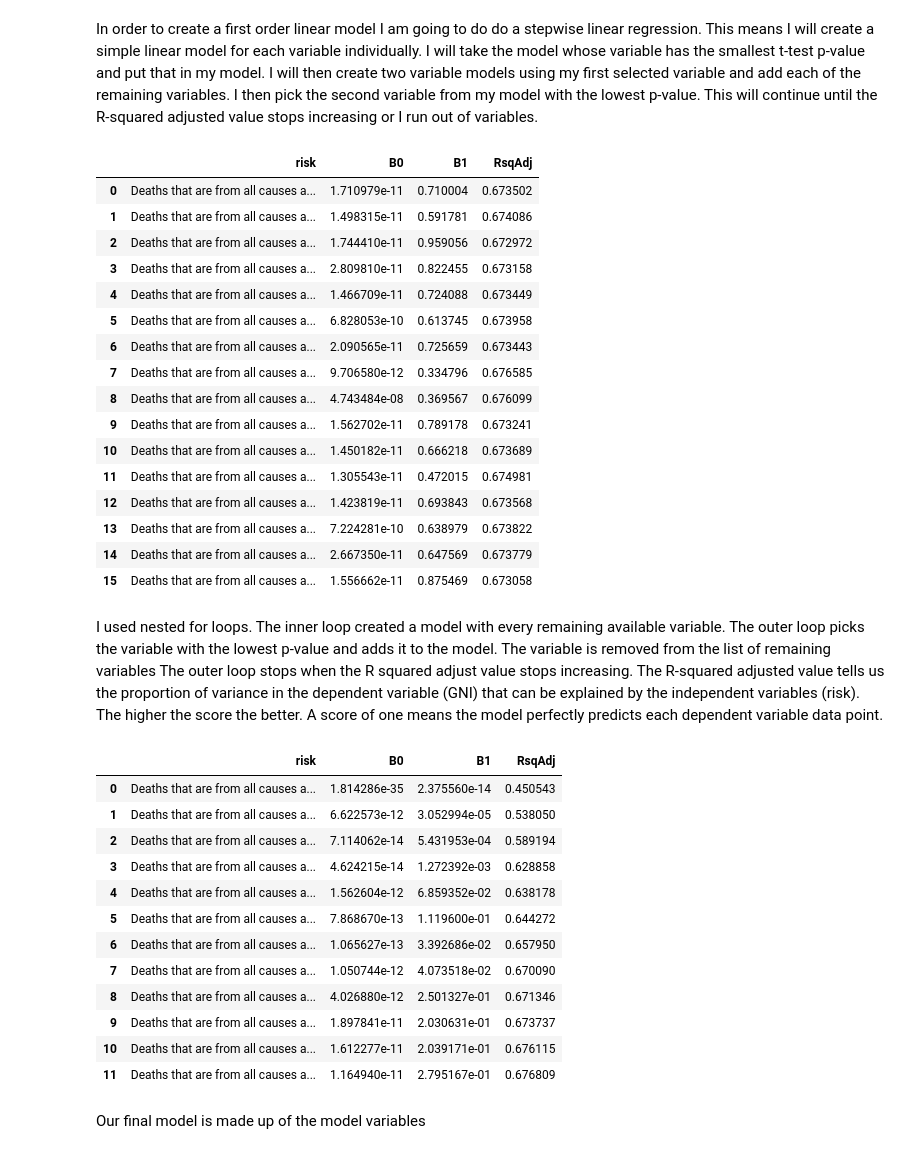
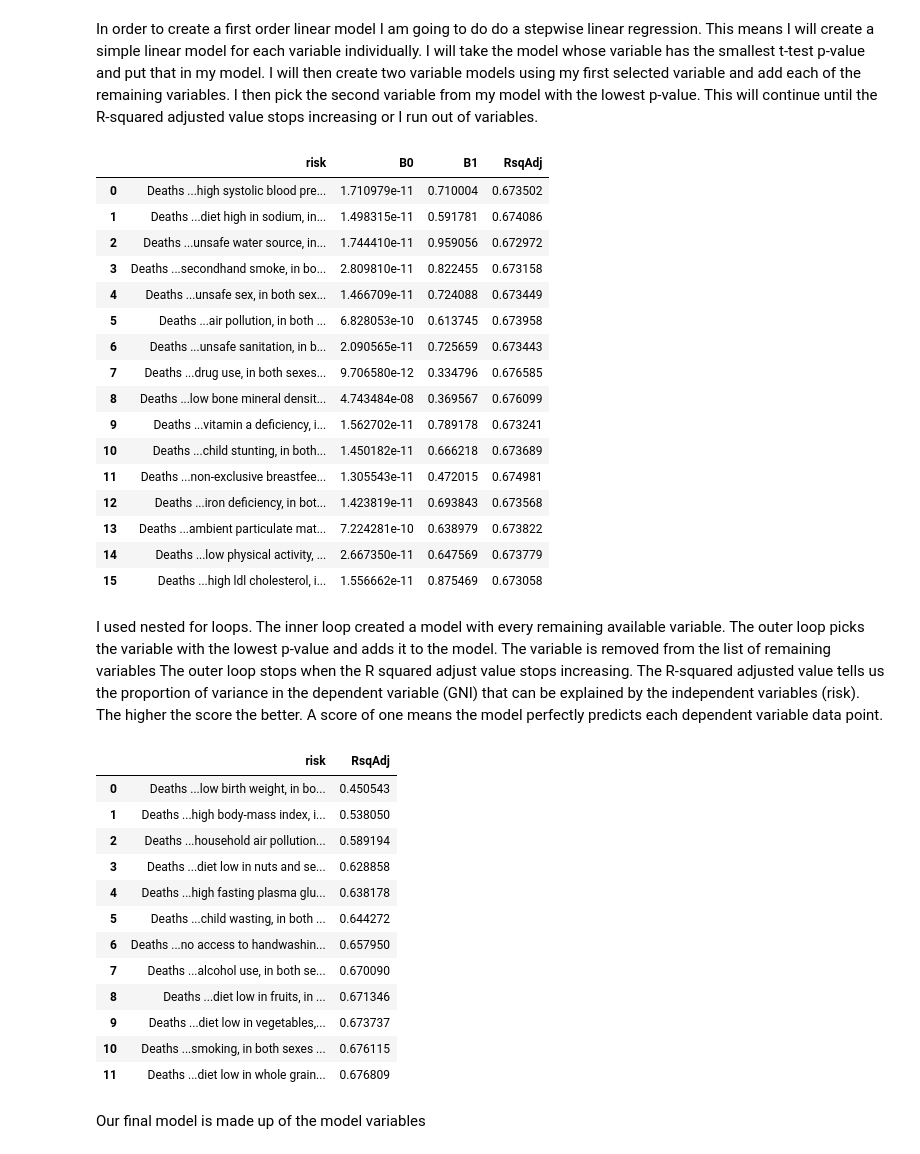
Before and after one commit to jeg-msba/GNI-Linear-Regression-Model, a Jupyter notebook: GNI-vs-deathrate.ipynb, the cells around one changed output. Saved outputs shown, nothing was run; the diff lists cells and outputs as text; code cells hidden in the pictures.

```diff
--- a/GNI-vs-deathrate.ipynb
+++ b/GNI-vs-deathrate.ipynb
@@ -250,8 +250,7 @@ We don't want the developed countries to skew the data. We would like to make it
 # %%
 " Filter by GNI "
-median_gni = df_gni_2019['GNI per Capita 2019'].apply('median')
-median_gni
-df_gni_risk_pop_2019_lower = df_gni_risk_pop_2019[df_gni_risk_pop_2019['GNI per Capita 2019'] <= median_gni]
+pivot_gni = df_gni_2019['GNI per Capita 2019'].apply('median')
+df_gni_risk_pop_2019_lower = df_gni_risk_pop_2019[df_gni_risk_pop_2019['GNI per Capita 2019'] <= pivot_gni]
 df_gni_risk_pop_2019_lower
 # %% [output]
 |  | Country Name | Country Code | GNI per Capita 2019 | Deaths that are from all causes a... | Deaths that are from all causes a... | ... |
@@ -275,5 +274,6 @@ Convert the risk factors to deaths per 100,000
 
 deathrateper100K = df_gni_risk_pop_2019_lower.iloc[:,2:31]
 deathrateper100K.iloc[:,1:29] = deathrateper100K.iloc[:,1:29].div(df_gni_risk_pop_2019_lower.loc[:,'Population 2019'],axis=0)*100000
+deathrateper100K.columns = deathrateper100K.columns.str.replace('Deaths that are from all causes attributed to ',"Deaths ...")
 deathrateper100K
 # %% [output]
@@ -296,84 +296,82 @@ Created a data frame with just the dependent variable (GNI) and the dependent va
 In order to create a first order linear model I am going to do do a  stepwise linear regression. This means I will create a simple linear model for each variable individually. I will take the model whose variable has  the smallest t-test p-value and put that in my model. I will then create two variable models using my first selected variable and add each of the remaining variables. I then pick the second variable from my model with the lowest p-value. This will continue until the R-squared adjusted value stops increasing or I run out of variables.
 # %%
 modelstats = []
-y=deathrateper100K['GNI per Capita 2019']
+yhat = deathrateper100K['GNI per Capita 2019']
 xvars = deathrateper100K.iloc[:,1:30]
 midx = 1
 modelVars = pd.DataFrame()
 max_rsq_adj = 0
 best_model = pd.DataFrame()
 best_model[['risk']] = ""
-best_model[['B0']] = ""
-best_model[['B1']] = ""
 best_model[['RsqAdj']] = ""
 # %%
 for i in range(28):
     modelstats = []
 
     for column in xvars:
         xs=pd.concat([modelVars,xvars[column]],axis=1)
 
         # Add a constant to the dependent variables first
         xs = sm.add_constant(xs)
 
         # Build the model
-        model = sm.OLS(y, xs).fit()
+        model = sm.OLS(yhat, xs).fit()
 
         data = {'risk' : column, 'B0' : model.pvalues[0], 'B1' : model.pvalues[midx],  'RsqAdj' : model.rsquared_adj}
 
         modelstats.append(data)
 
     midx += 1
     df_modelstats = pd.DataFrame(modelstats)
     idx = df_modelstats['B1'].idxmin()
     rsq = df_modelstats['RsqAdj'].iloc[idx]
 
     if rsq > max_rsq_adj :
         modelVars = pd.concat([modelVars,xvars.iloc[:,idx]],axis=1)
         xvars=xvars.drop(xvars.columns[idx],axis=1)
         max_rsq_adj = rsq
-        best_model.loc[len(best_model.index)] = df_modelstats.iloc[idx]
+        best_model.loc[len(best_model.index)] = df_modelstats.iloc[idx,[0,3]]
     else :
         break
 
 
 df_modelstats
 # %% [output]
 |  | risk | B0 | B1 | RsqAdj |
-| 0 | Deaths that are from all causes a... | 1.710979e-11 | 0.710004 | 0.673502 |
-| 1 | Deaths that are from all causes a... | 1.498315e-11 | 0.591781 | 0.674086 |
-| 2 | Deaths that are from all causes a... | 1.744410e-11 | 0.959056 | 0.672972 |
-| 3 | Deaths that are from all causes a... | 2.809810e-11 | 0.822455 | 0.673158 |
-| 4 | Deaths that are from all causes a... | 1.466709e-11 | 0.724088 | 0.673449 |
-| 5 | Deaths that are from all causes a... | 6.828053e-10 | 0.613745 | 0.673958 |
-| 6 | Deaths that are from all causes a... | 2.090565e-11 | 0.725659 | 0.673443 |
-| 7 | Deaths that are from all causes a... | 9.706580e-12 | 0.334796 | 0.676585 |
-| 8 | Deaths that are from all causes a... | 4.743484e-08 | 0.369567 | 0.676099 |
-| 9 | Deaths that are from all causes a... | 1.562702e-11 | 0.789178 | 0.673241 |
-| 10 | Deaths that are from all causes a... | 1.450182e-11 | 0.666218 | 0.673689 |
-| 11 | Deaths that are from all causes a... | 1.305543e-11 | 0.472015 | 0.674981 |
-| 12 | Deaths that are from all causes a... | 1.423819e-11 | 0.693843 | 0.673568 |
-| 13 | Deaths that are from all causes a... | 7.224281e-10 | 0.638979 | 0.673822 |
-| 14 | Deaths that are from all causes a... | 2.667350e-11 | 0.647569 | 0.673779 |
-| 15 | Deaths that are from all causes a... | 1.556662e-11 | 0.875469 | 0.673058 |
+| 0 | Deaths ...high systolic blood pre... | 1.710979e-11 | 0.710004 | 0.673502 |
+| 1 | Deaths ...diet high in sodium, in... | 1.498315e-11 | 0.591781 | 0.674086 |
+| 2 | Deaths ...unsafe water source, in... | 1.744410e-11 | 0.959056 | 0.672972 |
+| 3 | Deaths ...secondhand smoke, in bo... | 2.809810e-11 | 0.822455 | 0.673158 |
+| 4 | Deaths ...unsafe sex, in both sex... | 1.466709e-11 | 0.724088 | 0.673449 |
+| 5 | Deaths ...air pollution, in both ... | 6.828053e-10 | 0.613745 | 0.673958 |
+| 6 | Deaths ...unsafe sanitation, in b... | 2.090565e-11 | 0.725659 | 0.673443 |
+| 7 | Deaths ...drug use, in both sexes... | 9.706580e-12 | 0.334796 | 0.676585 |
+| 8 | Deaths ...low bone mineral densit... | 4.743484e-08 | 0.369567 | 0.676099 |
+| 9 | Deaths ...vitamin a deficiency, i... | 1.562702e-11 | 0.789178 | 0.673241 |
+| 10 | Deaths ...child stunting, in both... | 1.450182e-11 | 0.666218 | 0.673689 |
+| 11 | Deaths ...non-exclusive breastfee... | 1.305543e-11 | 0.472015 | 0.674981 |
+| 12 | Deaths ...iron deficiency, in bot... | 1.423819e-11 | 0.693843 | 0.673568 |
+| 13 | Deaths ...ambient particulate mat... | 7.224281e-10 | 0.638979 | 0.673822 |
+| 14 | Deaths ...low physical activity, ... | 2.667350e-11 | 0.647569 | 0.673779 |
+| 15 | Deaths ...high ldl cholesterol, i... | 1.556662e-11 | 0.875469 | 0.673058 |
 # %% [markdown]
 I used nested for loops. The inner loop created a model with every remaining available variable. The outer loop picks the variable with the lowest p-value and adds it to the model. The variable is removed from the list of remaining variables The outer loop stops when the R squared adjust value stops increasing. The R-squared adjusted value tells us the  proportion of variance in the dependent variable (GNI) that can be explained by the independent variables (risk). The higher the score the better. A score of one means the model perfectly predicts each dependent variable data point.
 # %%
 best_model
 # %% [output]
-|  | risk | B0 | B1 | RsqAdj |
-| 0 | Deaths that are from all causes a... | 1.814286e-35 | 2.375560e-14 | 0.450543 |
-| 1 | Deaths that are from all causes a... | 6.622573e-12 | 3.052994e-05 | 0.538050 |
-| 2 | Deaths that are from all causes a... | 7.114062e-14 | 5.431953e-04 | 0.589194 |
-| 3 | Deaths that are from all causes a... | 4.624215e-14 | 1.272392e-03 | 0.628858 |
-| 4 | Deaths that are from all causes a... | 1.562604e-12 | 6.859352e-02 | 0.638178 |
-| 5 | Deaths that are from all causes a... | 7.868670e-13 | 1.119600e-01 | 0.644272 |
-| 6 | Deaths that are from all causes a... | 1.065627e-13 | 3.392686e-02 | 0.657950 |
-| 7 | Deaths that are from all causes a... | 1.050744e-12 | 4.073518e-02 | 0.670090 |
-| 8 | Deaths that are from all causes a... | 4.026880e-12 | 2.501327e-01 | 0.671346 |
-| 9 | Deaths that are from all causes a... | 1.897841e-11 | 2.030631e-01 | 0.673737 |
-| 10 | Deaths that are from all causes a... | 1.612277e-11 | 2.039171e-01 | 0.676115 |
-| 11 | Deaths that are from all causes a... | 1.164940e-11 | 2.795167e-01 | 0.676809 |
+|  | risk | RsqAdj |
+| 0 | Deaths ...low birth weight, in bo... | 0.450543 |
+| 1 | Deaths ...high body-mass index, i... | 0.538050 |
+| 2 | Deaths ...household air pollution... | 0.589194 |
+| 3 | Deaths ...diet low in nuts and se... | 0.628858 |
+| 4 | Deaths ...high fasting plasma glu... | 0.638178 |
+| 5 | Deaths ...child wasting, in both ... | 0.644272 |
+| 6 | Deaths ...no access to handwashin... | 0.657950 |
+| 7 | Deaths ...alcohol use, in both se... | 0.670090 |
+| 8 | Deaths ...diet low in fruits, in ... | 0.671346 |
+| 9 | Deaths ...diet low in vegetables,... | 0.673737 |
+| 10 | Deaths ...smoking, in both sexes ... | 0.676115 |
+| 11 | Deaths ...diet low in whole grain... | 0.676809 |
 # %% [markdown]
 Our final model is made up of the model variables
 # %%
```
Also changed, not shown: parts of 26 cells of this notebook, 4 other files.
